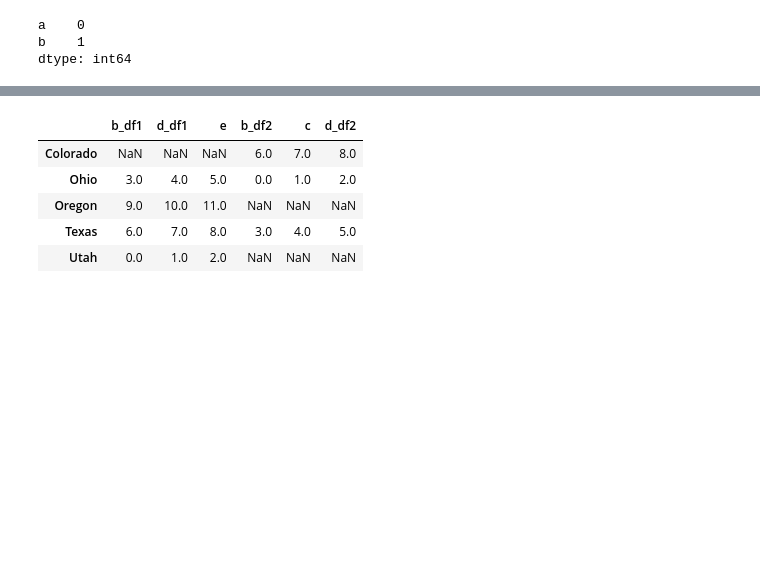
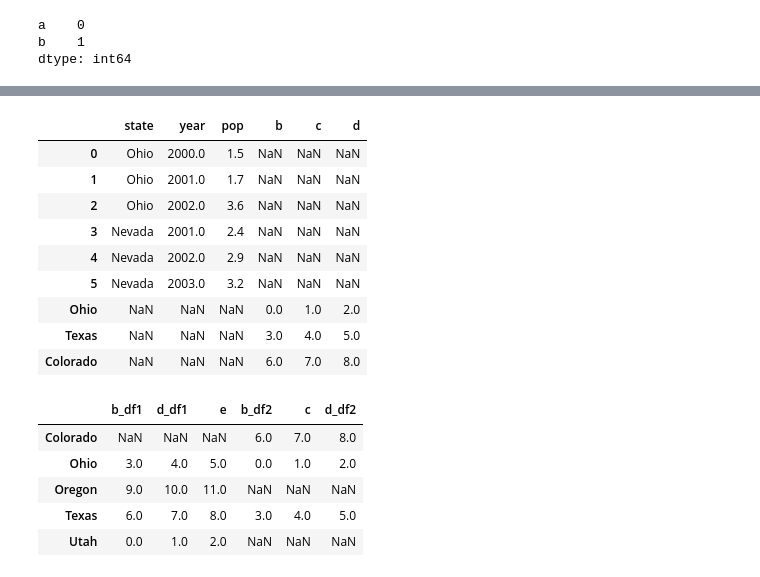
Before and after one commit to kenclements/SEAS6414-SUMMER-25, a Jupyter notebook: src/SEAS6414_Sum_25-Lecture_2.ipynb, the cells around one changed output, grey strips where cells are left out. Cells and saved outputs as stored; diff of their text form; code cells hidden in the pictures; blank space fills up the shorter version.

```diff
--- a/src/SEAS6414_Sum_25-Lecture_2.ipynb
+++ b/src/SEAS6414_Sum_25-Lecture_2.ipynb
@@ -294,3 +325,18 @@ df2
+# %%
+c=pd.concat([df1, df2], axis=0, join='outer', ignore_index=False)
+# %%
+c
+# %% [output]
+|  | state | year | pop | b | c | d |
+| 0 | Ohio | 2000.0 | 1.5 | NaN | NaN | NaN |
+| 1 | Ohio | 2001.0 | 1.7 | NaN | NaN | NaN |
+| 2 | Ohio | 2002.0 | 3.6 | NaN | NaN | NaN |
+| 3 | Nevada | 2001.0 | 2.4 | NaN | NaN | NaN |
+| 4 | Nevada | 2002.0 | 2.9 | NaN | NaN | NaN |
+| 5 | Nevada | 2003.0 | 3.2 | NaN | NaN | NaN |
+| Ohio | NaN | NaN | NaN | 0.0 | 1.0 | 2.0 |
+| Texas | NaN | NaN | NaN | 3.0 | 4.0 | 5.0 |
+| Colorado | NaN | NaN | NaN | 6.0 | 7.0 | 8.0 |
 # %%
 # This will merge df1 and df2 based on their indices.  The result will be a new DataFrame with the union of the indices.
 # this preserves all indices from both DataFrames by using suffixes where there is overlap.
```
Also changed, not shown: parts of 13 cells of this notebook, 4 other files.
